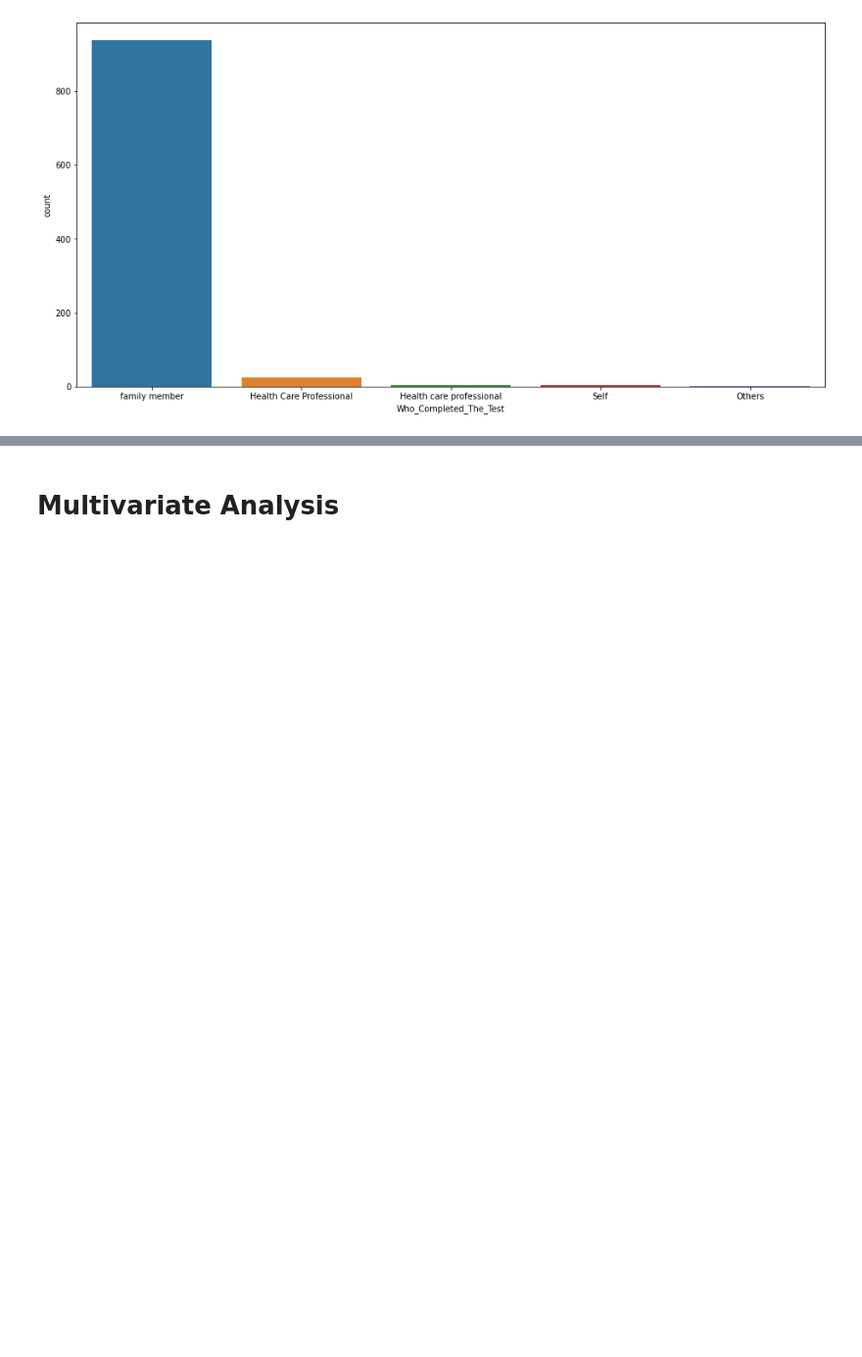
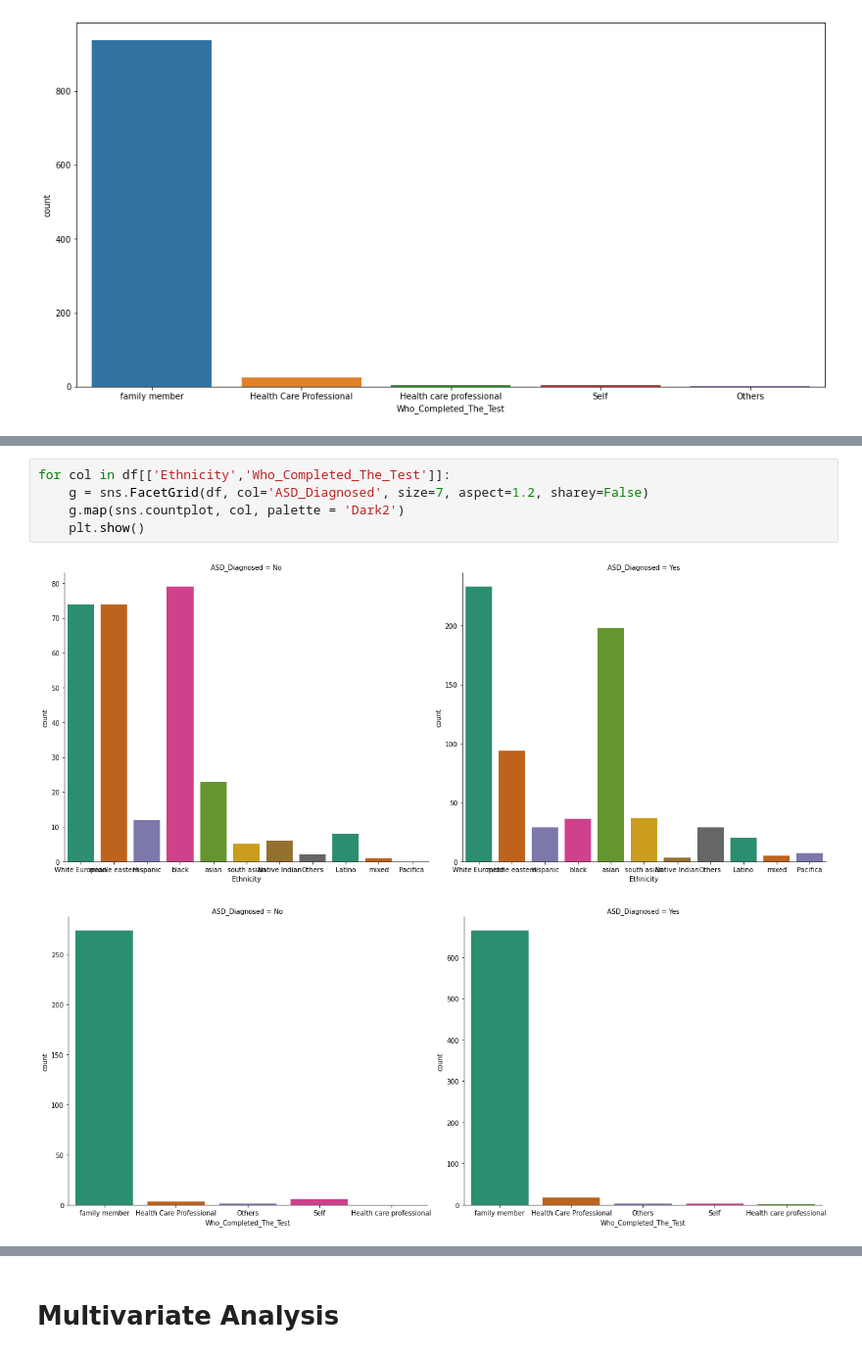
Before and after one commit to mp-balaji/Predicting-Autism-in-Toddlers-through-Machine-Learning, a Jupyter notebook: ASD_Prediction_EDA.ipynb, the cells around one changed output, grey strips where cells are left out. Shown at 98% size. Saved outputs shown, nothing was run; the diff lists cells and outputs as text; blank space fills up the shorter version.

```diff
--- a/ASD_Prediction_EDA.ipynb
+++ b/ASD_Prediction_EDA.ipynb
@@ -400,0 +447,8 @@ sns.countplot(data=df, x='Who_Completed_The_Test')
+# %%
+for col in df[['Ethnicity','Who_Completed_The_Test']]:
+    g = sns.FacetGrid(df, col='ASD_Diagnosed', size=7, aspect=1.2, sharey=False)
+    g.map(sns.countplot, col, palette = 'Dark2')
+    plt.show()
+# %% [output]
+[figure, added]
+[figure, added]
```
Also changed, not shown: parts of 17 cells of this notebook.
